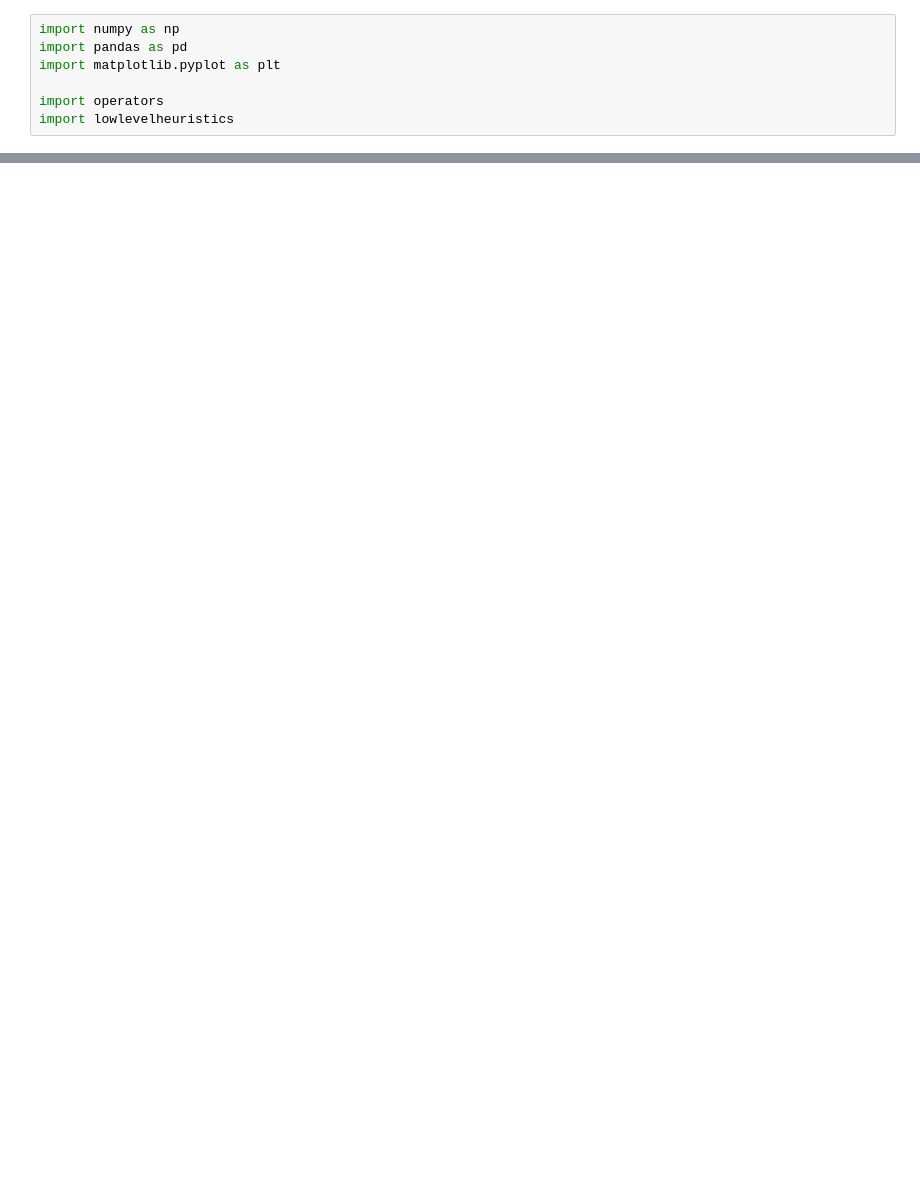
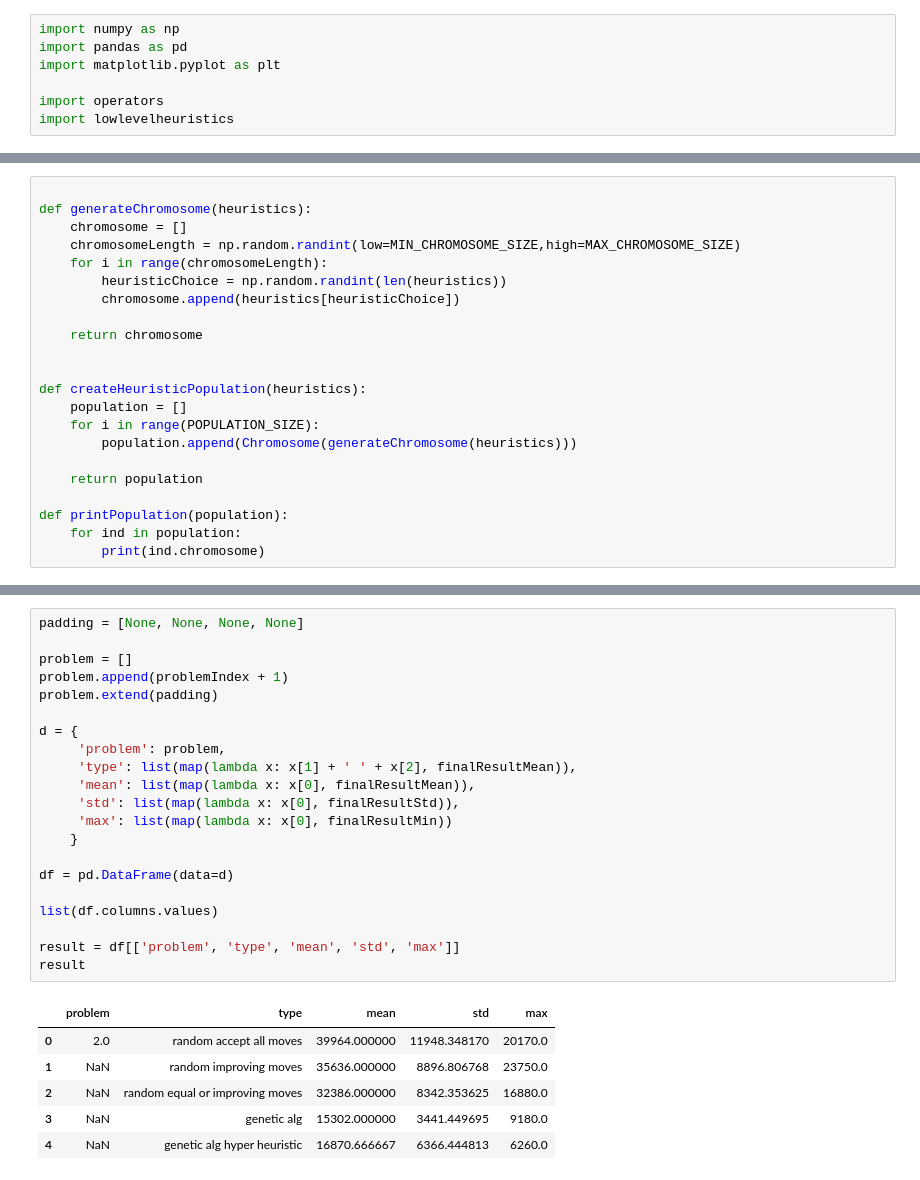
Before and after one commit to quintonweenink/aircraft-landing-scheduling-hyper-heuristic, a Jupyter notebook: aircraft-landing-scheduling-hyper-heuristic.ipynb, the cells around one changed output, grey strips where cells are left out. Drawn from its saved outputs; the diff is of its cells as text; blank space fills up the shorter version.

```diff
--- a/aircraft-landing-scheduling-hyper-heuristic.ipynb
+++ b/aircraft-landing-scheduling-hyper-heuristic.ipynb
@@ -453,0 +595,22 @@ print(result.to_latex(index=False, bold_rows=True, na_rep=''))
+# %%
+
+def generateChromosome(heuristics):
+    chromosome = []
+    chromosomeLength = np.random.randint(low=MIN_CHROMOSOME_SIZE,high=MAX_CHROMOSOME_SIZE)
+    for i in range(chromosomeLength):
+        heuristicChoice = np.random.randint(len(heuristics))
+        chromosome.append(heuristics[heuristicChoice])
+
+    return chromosome
+
+
+def createHeuristicPopulation(heuristics):
+    population = []
+    for i in range(POPULATION_SIZE):
+        population.append(Chromosome(generateChromosome(heuristics)))
+
+    return population
+
+def printPopulation(population):
+    for ind in population:
+        print(ind.chromosome)
@@ -453,0 +763,28 @@ print(result.to_latex(index=False, bold_rows=True, na_rep=''))
+# %%
+padding = [None, None, None, None]
+
+problem = []
+problem.append(problemIndex + 1)
+problem.extend(padding)
+
+d = {
+     'problem': problem,
+     'type': list(map(lambda x: x[1] + ' ' + x[2], finalResultMean)),
+     'mean': list(map(lambda x: x[0], finalResultMean)),
+     'std': list(map(lambda x: x[0], finalResultStd)),
+     'max': list(map(lambda x: x[0], finalResultMin))
+    }
+
+df = pd.DataFrame(data=d)
+
+list(df.columns.values)
+
+result = df[['problem', 'type', 'mean', 'std', 'max']]
+result
+# %% [output]
+|  | problem | type | mean | std | max |
+| 0 | 2.0 | random accept all moves | 39964.000000 | 11948.348170 | 20170.0 |
+| 1 | NaN | random improving moves | 35636.000000 | 8896.806768 | 23750.0 |
+| 2 | NaN | random equal or improving moves | 32386.000000 | 8342.353625 | 16880.0 |
+| 3 | NaN | genetic alg | 15302.000000 | 3441.449695 | 9180.0 |
+| 4 | NaN | genetic alg hyper heuristic | 16870.666667 | 6366.444813 | 6260.0 |
```
Also changed, not shown: parts of 41 cells of this notebook, 18 other files.
